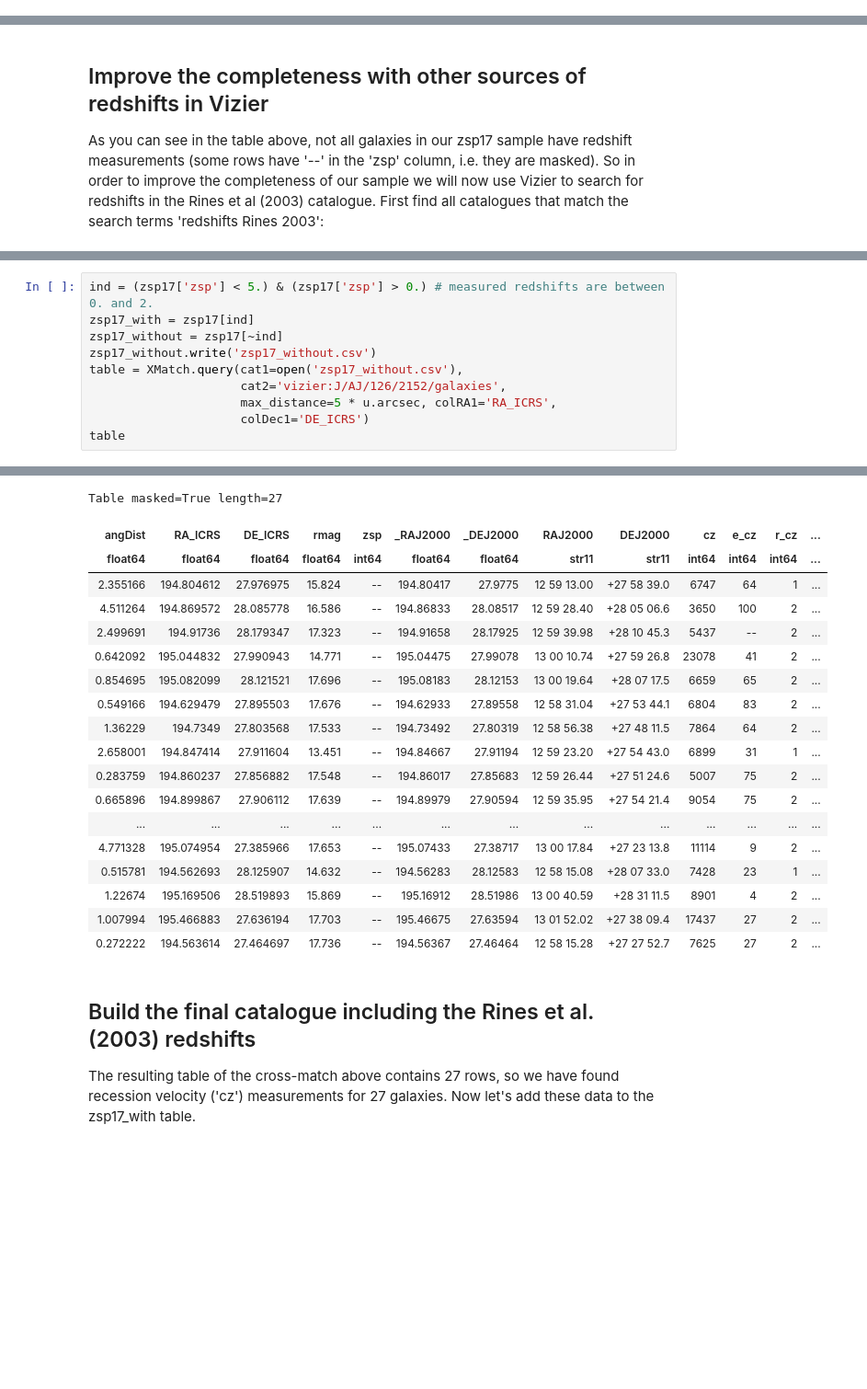
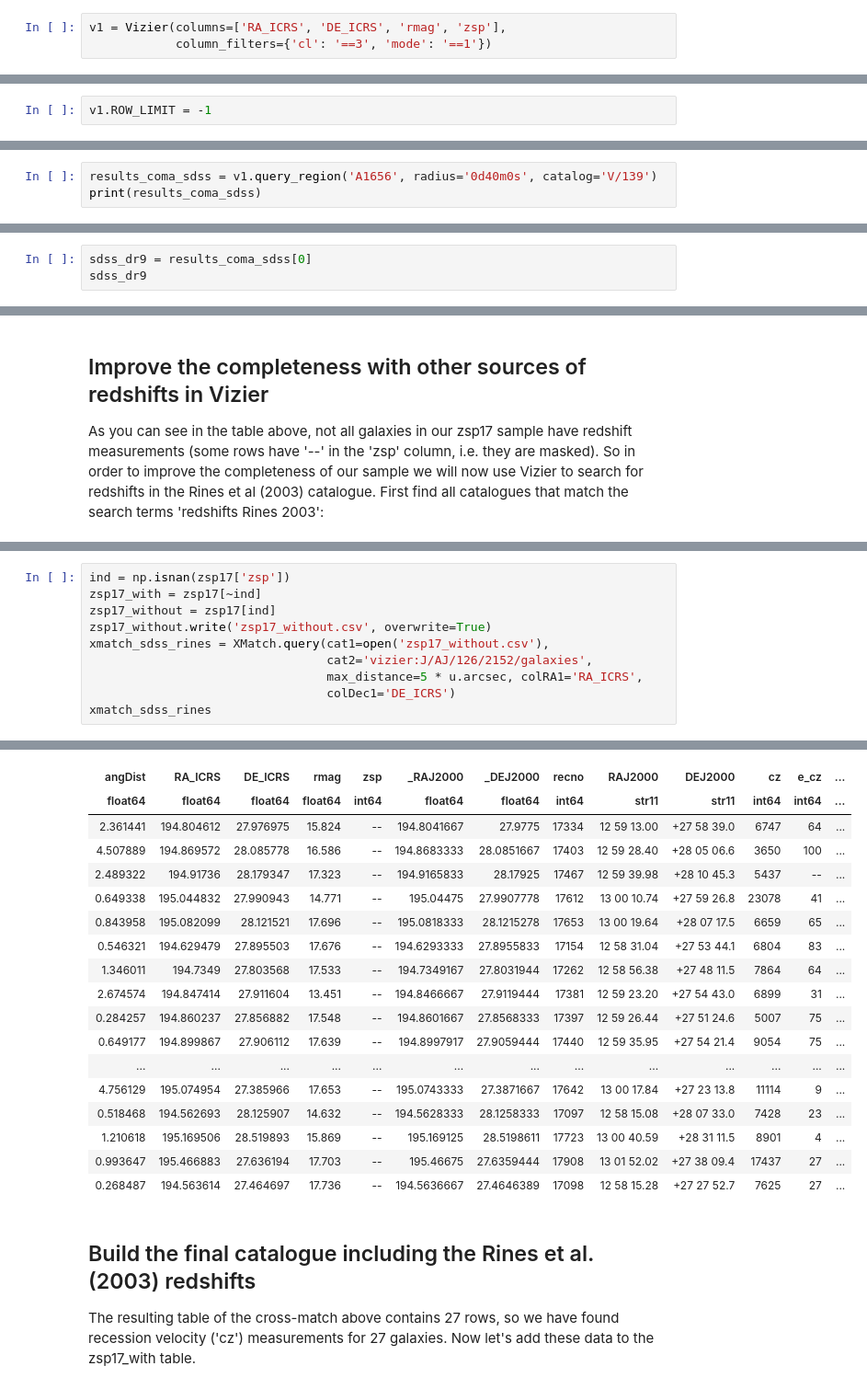
Before and after one commit to kathl/VO_Python_Playground, a Jupyter notebook: Abel1656_for_Asterics.ipynb, the cells around one changed output, grey strips where cells are left out. Shown: that part at 92% size. Saved outputs shown, nothing was run; the diff lists cells and outputs as text; blank space fills up the shorter version.

```diff
--- a/Abel1656_for_Asterics.ipynb
+++ b/Abel1656_for_Asterics.ipynb
@@ -61,0 +77,3 @@ TableList with 1 tables:
+# %%
+v1 = Vizier(columns=['RA_ICRS', 'DE_ICRS', 'rmag', 'zsp'],
+            column_filters={'cl': '==3', 'mode': '==1'})
@@ -61,0 +82,2 @@ TableList with 1 tables:
+# %%
+v1.ROW_LIMIT = -1
@@ -61,0 +86,3 @@ TableList with 1 tables:
+# %%
+results_coma_sdss = v1.query_region('A1656', radius='0d40m0s', catalog='V/139')
+print(results_coma_sdss)
@@ -91,0 +94,3 @@ Since we are only interested in galaxies of the Abell 1656 cluster, we exclude s
+# %%
+sdss_dr9 = results_coma_sdss[0]
+sdss_dr9
@@ -138,11 +209,11 @@ Of these two catalogues, we are interested in the 'J/AJ/126/2152' catalogue, mor
 # %%
-ind = (zsp17['zsp'] < 5.) & (zsp17['zsp'] > 0.) # measured redshifts are between 0. and 2.
-zsp17_with = zsp17[ind]
-zsp17_without = zsp17[~ind]
-zsp17_without.write('zsp17_without.csv')
-table = XMatch.query(cat1=open('zsp17_without.csv'),
-                     cat2='vizier:J/AJ/126/2152/galaxies',
-                     max_distance=5 * u.arcsec, colRA1='RA_ICRS',
-                     colDec1='DE_ICRS')
-table
+ind = np.isnan(zsp17['zsp'])
+zsp17_with = zsp17[~ind]
+zsp17_without = zsp17[ind]
+zsp17_without.write('zsp17_without.csv', overwrite=True)
+xmatch_sdss_rines = XMatch.query(cat1=open('zsp17_without.csv'),
+                                 cat2='vizier:J/AJ/126/2152/galaxies',
+                                 max_distance=5 * u.arcsec, colRA1='RA_ICRS',
+                                 colDec1='DE_ICRS')
+xmatch_sdss_rines
 # %% [output]
@@ -150,22 +221,21 @@ WARNING: AstropyDeprecationWarning: zsp17_without.csv already exists. Automatica
-Table masked=True length=27
-| angDist | RA_ICRS | DE_ICRS | rmag | zsp | _RAJ2000 | _DEJ2000 | RAJ2000 | DEJ2000 | cz | e_cz | r_cz | ... |
-| float64 | float64 | float64 | float64 | int64 | float64 | float64 | str11 | str11 | int64 | int64 | int64 | ... |
-| 2.355166 | 194.804612 | 27.976975 | 15.824 | -- | 194.80417 | 27.9775 | 12 59 13.00 | +27 58 39.0 | 6747 | 64 | 1 | ... |
-| 4.511264 | 194.869572 | 28.085778 | 16.586 | -- | 194.86833 | 28.08517 | 12 59 28.40 | +28 05 06.6 | 3650 | 100 | 2 | ... |
-| 2.499691 | 194.91736 | 28.179347 | 17.323 | -- | 194.91658 | 28.17925 | 12 59 39.98 | +28 10 45.3 | 5437 | -- | 2 | ... |
-| 0.642092 | 195.044832 | 27.990943 | 14.771 | -- | 195.04475 | 27.99078 | 13 00 10.74 | +27 59 26.8 | 23078 | 41 | 2 | ... |
-| 0.854695 | 195.082099 | 28.121521 | 17.696 | -- | 195.08183 | 28.12153 | 13 00 19.64 | +28 07 17.5 | 6659 | 65 | 2 | ... |
-| 0.549166 | 194.629479 | 27.895503 | 17.676 | -- | 194.62933 | 27.89558 | 12 58 31.04 | +27 53 44.1 | 6804 | 83 | 2 | ... |
-| 1.36229 | 194.7349 | 27.803568 | 17.533 | -- | 194.73492 | 27.80319 | 12 58 56.38 | +27 48 11.5 | 7864 | 64 | 2 | ... |
-| 2.658001 | 194.847414 | 27.911604 | 13.451 | -- | 194.84667 | 27.91194 | 12 59 23.20 | +27 54 43.0 | 6899 | 31 | 1 | ... |
-| 0.283759 | 194.860237 | 27.856882 | 17.548 | -- | 194.86017 | 27.85683 | 12 59 26.44 | +27 51 24.6 | 5007 | 75 | 2 | ... |
-| 0.665896 | 194.899867 | 27.906112 | 17.639 | -- | 194.89979 | 27.90594 | 12 59 35.95 | +27 54 21.4 | 9054 | 75 | 2 | ... |
+| angDist | RA_ICRS | DE_ICRS | rmag | zsp | _RAJ2000 | _DEJ2000 | recno | RAJ2000 | DEJ2000 | cz | e_cz | ... |
+| float64 | float64 | float64 | float64 | int64 | float64 | float64 | int64 | str11 | str11 | int64 | int64 | ... |
+| 2.361441 | 194.804612 | 27.976975 | 15.824 | -- | 194.8041667 | 27.9775 | 17334 | 12 59 13.00 | +27 58 39.0 | 6747 | 64 | ... |
+| 4.507889 | 194.869572 | 28.085778 | 16.586 | -- | 194.8683333 | 28.0851667 | 17403 | 12 59 28.40 | +28 05 06.6 | 3650 | 100 | ... |
+| 2.489322 | 194.91736 | 28.179347 | 17.323 | -- | 194.9165833 | 28.17925 | 17467 | 12 59 39.98 | +28 10 45.3 | 5437 | -- | ... |
+| 0.649338 | 195.044832 | 27.990943 | 14.771 | -- | 195.04475 | 27.9907778 | 17612 | 13 00 10.74 | +27 59 26.8 | 23078 | 41 | ... |
+| 0.843958 | 195.082099 | 28.121521 | 17.696 | -- | 195.0818333 | 28.1215278 | 17653 | 13 00 19.64 | +28 07 17.5 | 6659 | 65 | ... |
+| 0.546321 | 194.629479 | 27.895503 | 17.676 | -- | 194.6293333 | 27.8955833 | 17154 | 12 58 31.04 | +27 53 44.1 | 6804 | 83 | ... |
+| 1.346011 | 194.7349 | 27.803568 | 17.533 | -- | 194.7349167 | 27.8031944 | 17262 | 12 58 56.38 | +27 48 11.5 | 7864 | 64 | ... |
+| 2.674574 | 194.847414 | 27.911604 | 13.451 | -- | 194.8466667 | 27.9119444 | 17381 | 12 59 23.20 | +27 54 43.0 | 6899 | 31 | ... |
+| 0.284257 | 194.860237 | 27.856882 | 17.548 | -- | 194.8601667 | 27.8568333 | 17397 | 12 59 26.44 | +27 51 24.6 | 5007 | 75 | ... |
+| 0.649177 | 194.899867 | 27.906112 | 17.639 | -- | 194.8997917 | 27.9059444 | 17440 | 12 59 35.95 | +27 54 21.4 | 9054 | 75 | ... |
 | ... | ... | ... | ... | ... | ... | ... | ... | ... | ... | ... | ... | ... |
-| 4.771328 | 195.074954 | 27.385966 | 17.653 | -- | 195.07433 | 27.38717 | 13 00 17.84 | +27 23 13.8 | 11114 | 9 | 2 | ... |
-| 0.515781 | 194.562693 | 28.125907 | 14.632 | -- | 194.56283 | 28.12583 | 12 58 15.08 | +28 07 33.0 | 7428 | 23 | 1 | ... |
-| 1.22674 | 195.169506 | 28.519893 | 15.869 | -- | 195.16912 | 28.51986 | 13 00 40.59 | +28 31 11.5 | 8901 | 4 | 2 | ... |
-| 1.007994 | 195.466883 | 27.636194 | 17.703 | -- | 195.46675 | 27.63594 | 13 01 52.02 | +27 38 09.4 | 17437 | 27 | 2 | ... |
-| 0.272222 | 194.563614 | 27.464697 | 17.736 | -- | 194.56367 | 27.46464 | 12 58 15.28 | +27 27 52.7 | 7625 | 27 | 2 | ... |
+| 4.756129 | 195.074954 | 27.385966 | 17.653 | -- | 195.0743333 | 27.3871667 | 17642 | 13 00 17.84 | +27 23 13.8 | 11114 | 9 | ... |
+| 0.518468 | 194.562693 | 28.125907 | 14.632 | -- | 194.5628333 | 28.1258333 | 17097 | 12 58 15.08 | +28 07 33.0 | 7428 | 23 | ... |
+| 1.210618 | 195.169506 | 28.519893 | 15.869 | -- | 195.169125 | 28.5198611 | 17723 | 13 00 40.59 | +28 31 11.5 | 8901 | 4 | ... |
+| 0.993647 | 195.466883 | 27.636194 | 17.703 | -- | 195.46675 | 27.6359444 | 17908 | 13 01 52.02 | +27 38 09.4 | 17437 | 27 | ... |
+| 0.268487 | 194.563614 | 27.464697 | 17.736 | -- | 194.5636667 | 27.4646389 | 17098 | 12 58 15.28 | +27 27 52.7 | 7625 | 27 | ... |
 # %% [markdown]
 ## Build the final catalogue including the Rines et al. (2003) redshifts
 The resulting table of the cross-match above contains 27 rows, so we have found recession velocity ('cz') measurements for 27 galaxies. Now let's add these data to the zsp17_with table.
```
Also changed, not shown: parts of 35 cells of this notebook, 1 other file.
